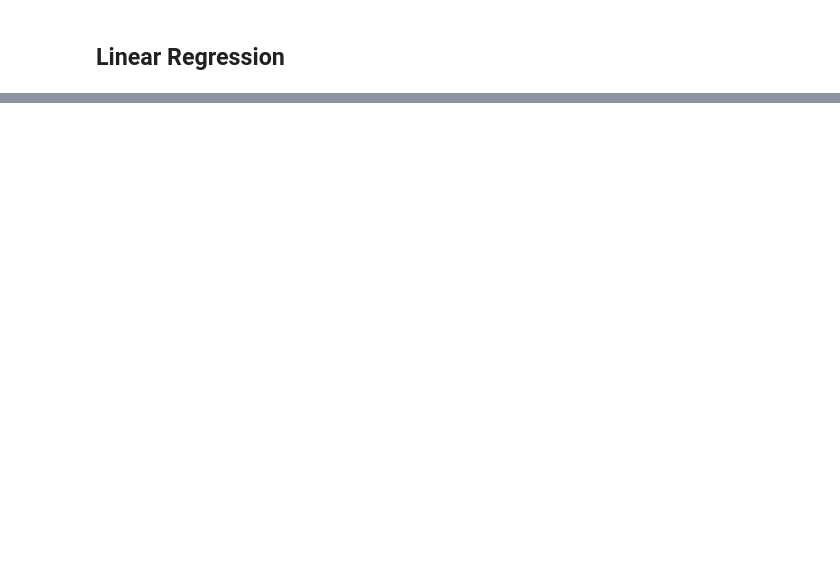
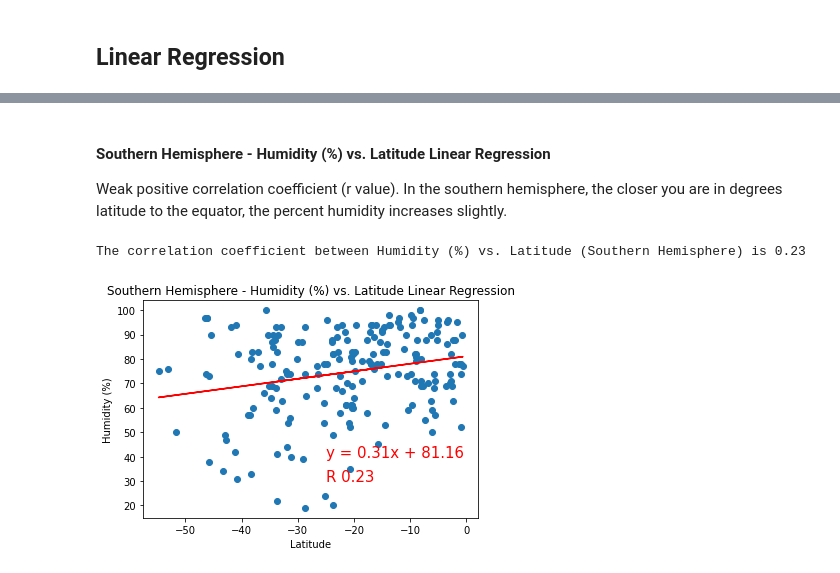
Before and after one commit to melissamonroe/python-api-challenge, a Jupyter notebook: WeatherPy/WeatherPy.ipynb, the cells around one changed output, grey strips where cells are left out. Drawn from its saved outputs; the diff is of its cells as text; code cells hidden in the pictures; blank space fills up the shorter version.

```diff
--- a/WeatherPy/WeatherPy.ipynb
+++ b/WeatherPy/WeatherPy.ipynb
@@ -449,0 +397,27 @@ plt.show()
+# %% [markdown]
+####  Southern Hemisphere - Humidity (%) vs. Latitude Linear Regression
+
+Weak positive correlation coefficient (r value). In the southern hemisphere, the closer you are in degrees latitude to the equator, the percent humidity increases slightly.
+# %%
+# Calculate the correlation coefficient and linear regression model Humidity (%) vs. Latitude southern hemisphere
+correlation_lathum_sh = st.pearsonr(x_lat_sh,y_hum_sh)
+
+print(f"The correlation coefficient between Humidity (%) vs. Latitude (Southern Hemisphere) is {round(correlation_lathum_sh[0],2)}")
+
+# for Southern Hemisphere - Humidity (%) vs. Latitude Linear Regression
+(slope, intercept, rvalue, pvalue, stderr) = st.linregress(x_lat_sh,y_hum_sh)
+regress_values = x_lat_sh * slope + intercept
+line_eq_lathum_sh = "y = " + str(round(slope,2)) + "x + " + str(round(intercept,2))
+plt.scatter(x_lat_sh,y_hum_sh)
+plt.plot(x_lat_sh,regress_values,"r-")
+plt.annotate(line_eq_lathum_sh,(-25,40),fontsize=15,color="red")
+plt.annotate(f"R {str(round(correlation_lathum_sh[0],2))}",(-25, 30),fontsize=15,color="red")
+
+plt.title("Southern Hemisphere - Humidity (%) vs. Latitude Linear Regression")
+plt.ylabel("Humidity (%)")
+plt.xlabel("Latitude")
+plt.savefig("../output_data/fig08_correlation_lathum_sh.png")
+plt.show()
+# %% [output]
+The correlation coefficient between Humidity (%) vs. Latitude (Southern Hemisphere) is 0.23
+[figure, added]
```
Also changed, not shown: parts of 66 cells of this notebook, 20 other files.
